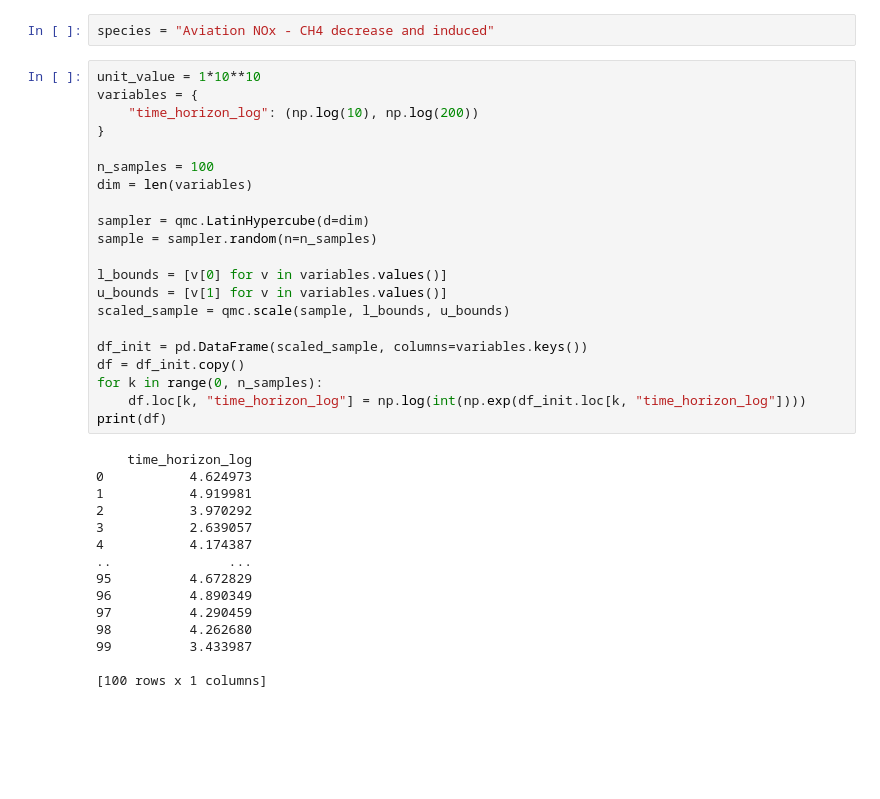
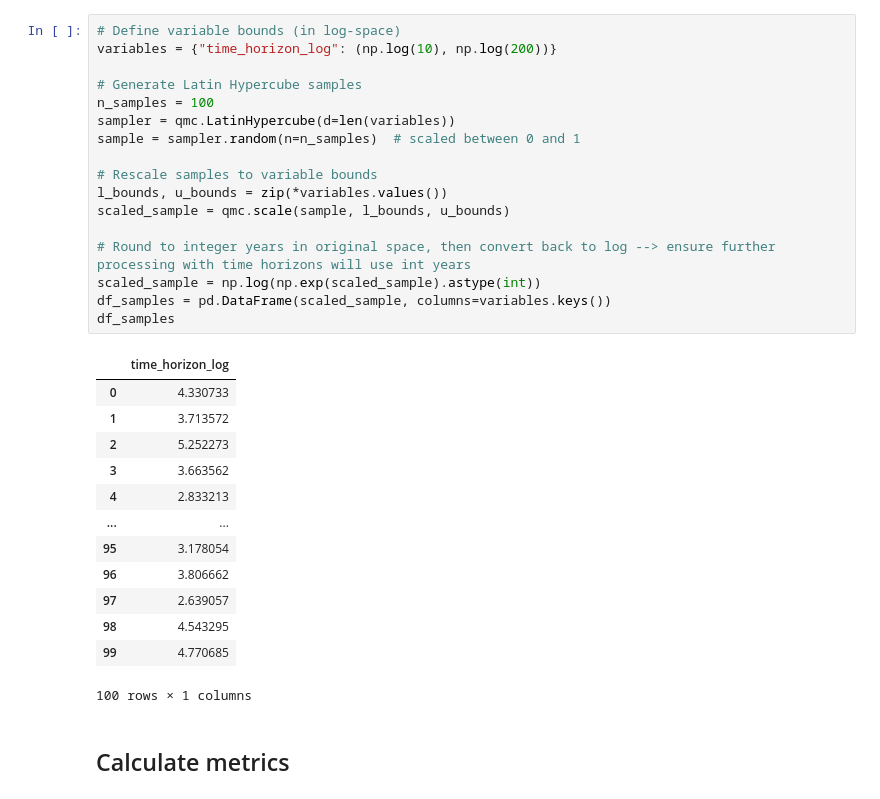
Before and after one commit to AeroMAPS/AeroCM, a Jupyter notebook: aerometrics/paper/surrogate_models.ipynb, the cells around one changed output. Cells and saved outputs as stored; diff of their text form; blank space fills up the shorter version.

```diff
--- a/aerometrics/paper/surrogate_models.ipynb
+++ b/aerometrics/paper/surrogate_models.ipynb
@@ -28,39 +24,34 @@ unit_value_co2 = 1*10**10
-# %%
-species = "Aviation NOx - CH4 decrease and induced"
-# %%
-unit_value = 1*10**10
-variables = {
-    "time_horizon_log": (np.log(10), np.log(200))
-}
-
-n_samples = 100
-dim = len(variables)
-
-sampler = qmc.LatinHypercube(d=dim)
-sample = sampler.random(n=n_samples)
-
-l_bounds = [v[0] for v in variables.values()]
-u_bounds = [v[1] for v in variables.values()]
-scaled_sample = qmc.scale(sample, l_bounds, u_bounds)
-
-df_init = pd.DataFrame(scaled_sample, columns=variables.keys())
-df = df_init.copy()
-for k in range(0, n_samples):
-    df.loc[k, "time_horizon_log"] = np.log(int(np.exp(df_init.loc[k, "time_horizon_log"])))
-print(df)
-# %% [output]
-    time_horizon_log
-0           4.624973
-1           4.919981
-2           3.970292
-3           2.639057
-4           4.174387
-..               ...
-95          4.672829
-96          4.890349
-97          4.290459
-98          4.262680
-99          3.433987
-
-[100 rows x 1 columns]
+# %%
+# Define variable bounds (in log-space)
+variables = {"time_horizon_log": (np.log(10), np.log(200))}
+
+# Generate Latin Hypercube samples
+n_samples = 100
+sampler = qmc.LatinHypercube(d=len(variables))
+sample = sampler.random(n=n_samples)  # scaled between 0 and 1
+
+# Rescale samples to variable bounds
+l_bounds, u_bounds = zip(*variables.values())
+scaled_sample = qmc.scale(sample, l_bounds, u_bounds)
+
+# Round to integer years in original space, then convert back to log --> ensure further processing with time horizons will use int years
+scaled_sample = np.log(np.exp(scaled_sample).astype(int))
+df_samples = pd.DataFrame(scaled_sample, columns=variables.keys())
+df_samples
+# %% [output]
+|  | time_horizon_log |
+| 0 | 4.330733 |
+| 1 | 3.713572 |
+| 2 | 5.252273 |
+| 3 | 3.663562 |
+| 4 | 2.833213 |
+| ... | ... |
+| 95 | 3.178054 |
+| 96 | 3.806662 |
+| 97 | 2.639057 |
+| 98 | 4.543295 |
+| 99 | 4.770685 |
+100 rows × 1 columns
+# %% [markdown]
+## Calculate metrics
 # %%
```
Also changed, not shown: parts of 16 cells of this notebook, 1 other file.
